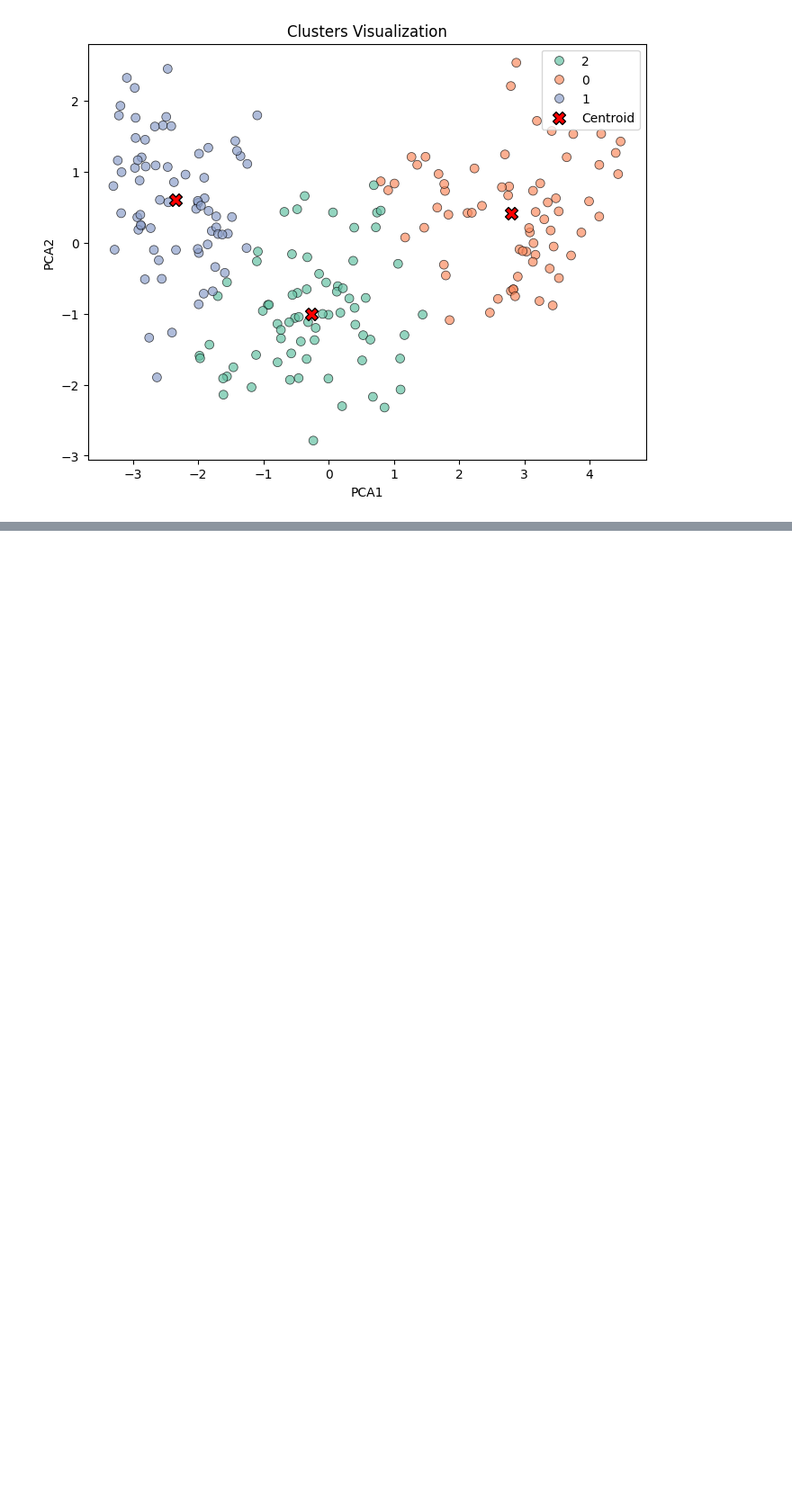
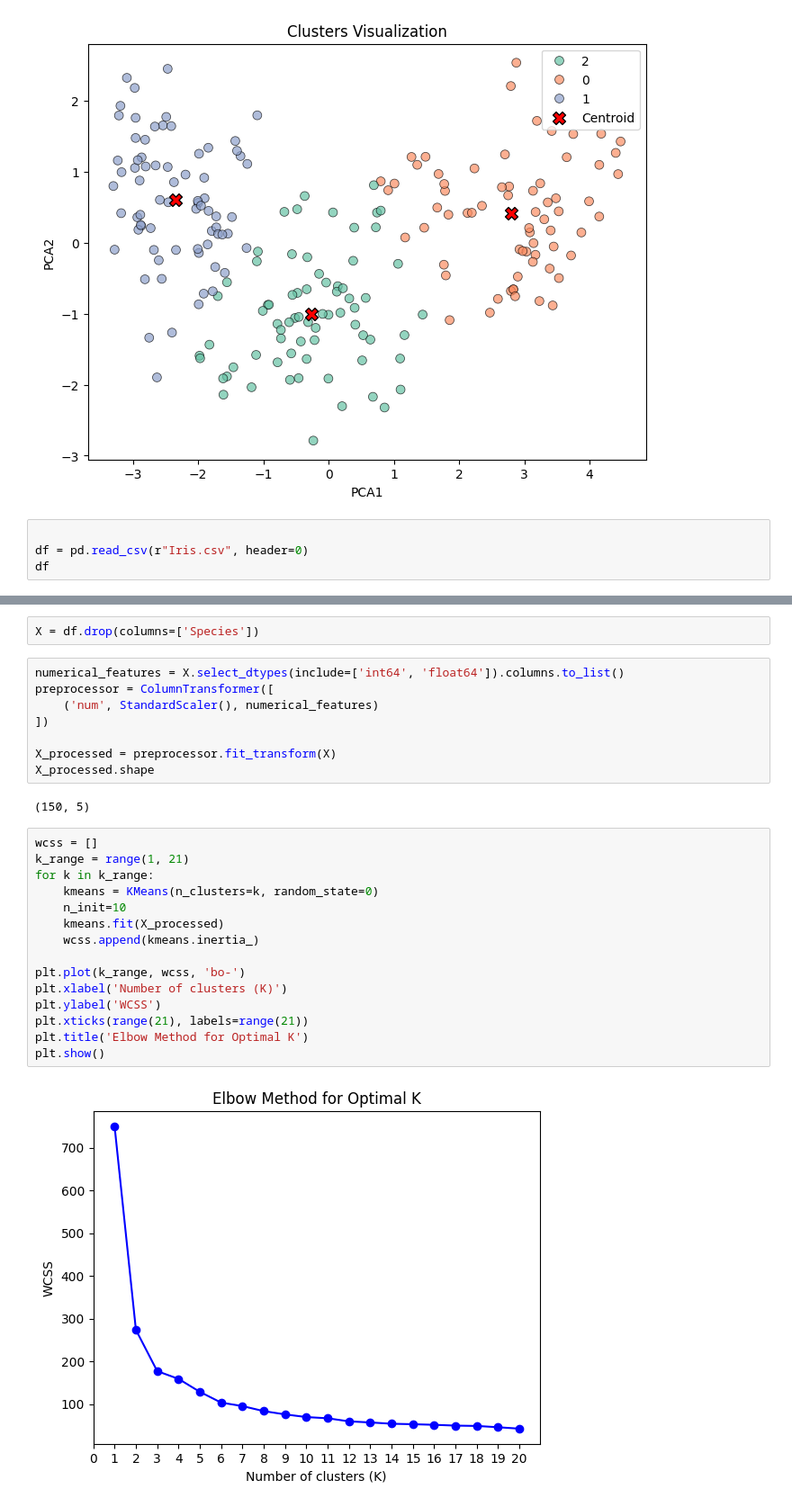
Before and after one commit to manveethjain8/Machine-Learning, a Jupyter notebook: KMeans.ipynb, the cells around one changed output, grey strips where cells are left out. Shown at 90% size. Cells and saved outputs as stored; diff of their text form; blank space fills up the shorter version.

```diff
--- a/KMeans.ipynb
+++ b/KMeans.ipynb
@@ -130,3 +130,7 @@ plt.legend()
 plt.show()
 # %% [output]
 [figure]
+# %%
+
+df = pd.read_csv(r"Iris.csv", header=0)
+df
@@ -132,0 +151,29 @@ plt.show()
+# %%
+X = df.drop(columns=['Species'])
+# %%
+numerical_features = X.select_dtypes(include=['int64', 'float64']).columns.to_list()
+preprocessor = ColumnTransformer([
+    ('num', StandardScaler(), numerical_features)
+])
+
+X_processed = preprocessor.fit_transform(X)
+X_processed.shape
+# %% [output]
+(150, 5)
+# %%
+wcss = []
+k_range = range(1, 21)
+for k in k_range:
+    kmeans = KMeans(n_clusters=k, random_state=0)
+    n_init=10
+    kmeans.fit(X_processed)
+    wcss.append(kmeans.inertia_)
+
+plt.plot(k_range, wcss, 'bo-')
+plt.xlabel('Number of clusters (K)')
+plt.ylabel('WCSS')
+plt.xticks(range(21), labels=range(21))
+plt.title('Elbow Method for Optimal K')
+plt.show()
+# %% [output]
+[figure, added]
```
Also changed, not shown: parts of 4 cells of this notebook.
